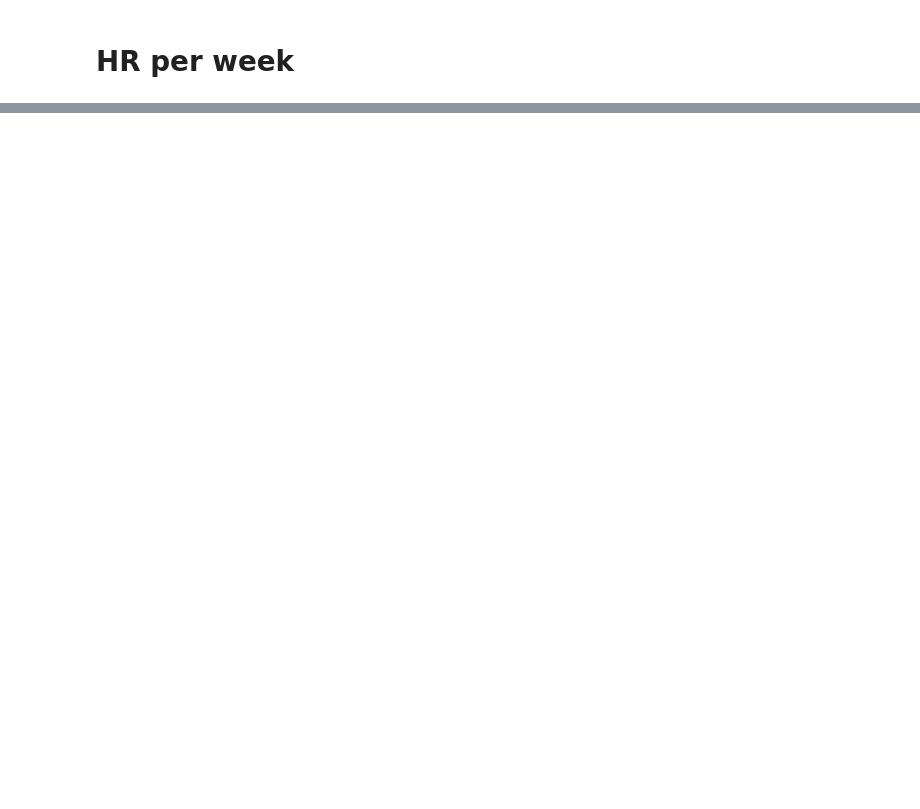
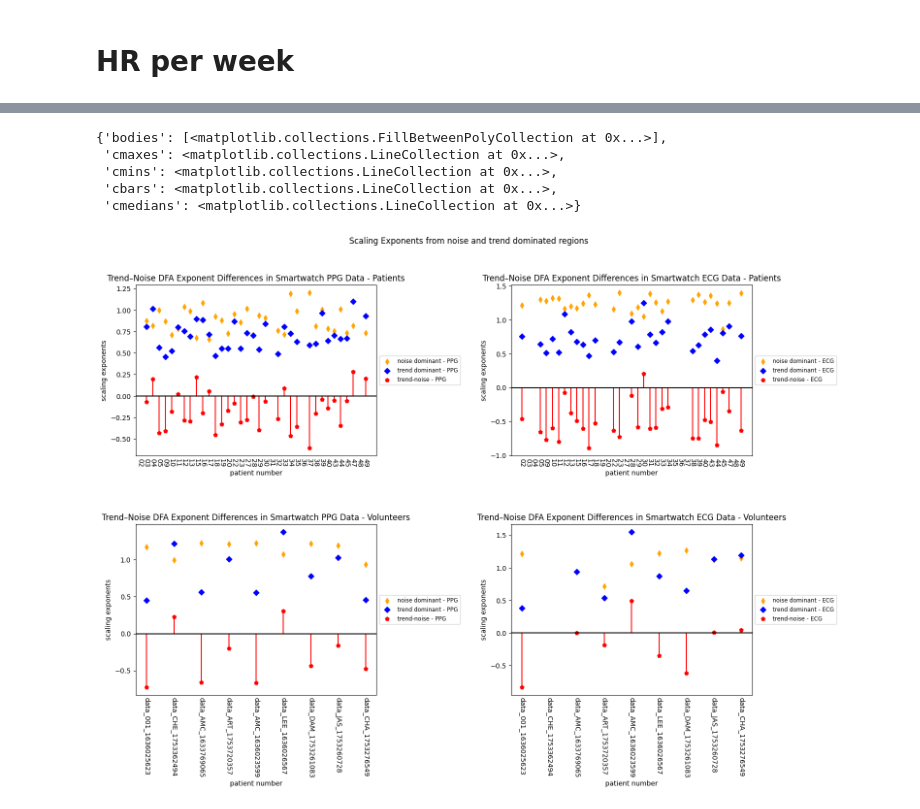
Before and after one commit to damianfrench/internship, a Jupyter notebook: Testing_metric_Calculations.ipynb, the cells around one changed output, grey strips where cells are left out. Drawn from its saved outputs; the diff is of its cells as text; code cells hidden in the pictures; blank space fills up the shorter version.

```diff
--- a/Testing_metric_Calculations.ipynb
+++ b/Testing_metric_Calculations.ipynb
@@ -169,0 +243,72 @@ nolds.dfa()
+# %%
+from scipy.stats import ttest_1samp, ttest_rel
+def t_test(data,null):
+    if type(null)==int:
+        t_stat, p_value = ttest_1samp(data,null,nan_policy='omit')
+    else:
+        t_stat, p_value = ttest_rel(data,null,nan_policy='omit')
+    if p_value<0.05:
+        print('t-test result is there is evidence to reject the null hypothesis with a p value of {}'.format(p_value))
+    else:
+        print('t-test result is that we cannot reject the null hypothesis with p value of {}'.format(p_value))
+    return t_stat,p_value
+# %%
+import sqlite3
+import pandas as pd
+import matplotlib.pyplot as plt
+import numpy as np
+from scipy.optimize import curve_fit
+
+# getting patient DFA data
+
+db_name='patient_metrics.db'
+Patient_PPG_df,Patient_ECG_df=fetching_DFA_data(db_name=db_name)
+
+# getting volunteer DFA data
+
+db_name='volunteer_metrics.db'
+Volunteer_PPG_df,Volunteer_ECG_df=fetching_DFA_data(db_name=db_name)
+
+# plotting patient data
+fig,ax=plt.subplots(2,2,figsize=(16,12),gridspec_kw={'height_ratios': [10,10]})
+plot_PPG_data(Patient_PPG_df,ax[0][0],'Patients')
+plot_ECG_data(Patient_ECG_df,ax[0][1],'Patients')
+plot_PPG_data(Volunteer_PPG_df,ax[1][0],'Volunteers')
+plot_ECG_data(Volunteer_ECG_df,ax[1][1],'Volunteers')
+fig.suptitle('Scaling Exponents from noise and trend dominated regions')
+plt.tight_layout(pad=3.0)
+plt.subplots_adjust(hspace=0.4)
+
+# stats calculations
+print('----------------------------------------------------------------------')
+print('testing PPG patient exponent difference with null hypothesis of mean=0')
+Patient_PPG_diff=np.array(Patient_PPG_df['exponent_diff'],dtype=np.float64)
+t_test(Patient_PPG_diff,0)
+print('----------------------------------------------------------------------')
+print('testing ECG patient exponent difference with null hypothesis of mean=0')
+Patient_ECG_diff=np.array(Patient_ECG_df['exponent_diff'],dtype=np.float64)
+t_test(Patient_ECG_diff,0)
+print('----------------------------------------------------------------------')
+print('testing PPG volunteer exponent difference with null hypothesis of mean=0')
+Volunteer_PPG_diff=np.array(Volunteer_PPG_df['exponent_diff'],dtype=np.float64)
+t_test(Volunteer_PPG_diff,0)
+print('----------------------------------------------------------------------')
+print('testing ECG volunteer exponent difference with null hypothesis of mean=0')
+Volunteer_ECG_diff=np.array(Volunteer_ECG_df['exponent_diff'],dtype=np.float64)
+t_test(Volunteer_ECG_diff,0)
+print('----------------------------------------------------------------------')
+print('\n\n\n----------------------------------------------------------------------')
+print('testing PPG patient exponent difference with null hypothesis of ECG exponent difference')
+t_test(Patient_ECG_diff,Patient_PPG_diff)
+print('----------------------------------------------------------------------')
+print('testing PPG volunteer exponent difference with null hypothesis of ECG exponent difference')
+t_test(Volunteer_ECG_diff,Volunteer_PPG_diff)
+print('----------------------------------------------------------------------')
+
+fig,ax=plt.subplots(1,2,figsize=(16,12))
+Patient_ECG_diff=Patient_ECG_diff[~np.isnan(Patient_ECG_diff)]
+Patient_PPG_diff=Patient_PPG_diff[~np.isnan(Patient_PPG_diff)]
+
+ax[0].violinplot(Patient_ECG_diff,positions=[1],showmedians=True,showmeans=False,showextrema=True)
+ax[1].violinplot(Patient_PPG_diff,positions=[1],showmedians=True,showmeans=False,showextrema=True)
+# %% [output]
@@ -169,0 +332,6 @@ nolds.dfa()
+{'bodies': [<matplotlib.collections.FillBetweenPolyCollection at 0x...>],
+ 'cmaxes': <matplotlib.collections.LineCollection at 0x...>,
+ 'cmins': <matplotlib.collections.LineCollection at 0x...>,
+ 'cbars': <matplotlib.collections.LineCollection at 0x...>,
+ 'cmedians': <matplotlib.collections.LineCollection at 0x...>}
+[figure, added]
```
Also changed, not shown: parts of 7 cells of this notebook, 1 other file.
